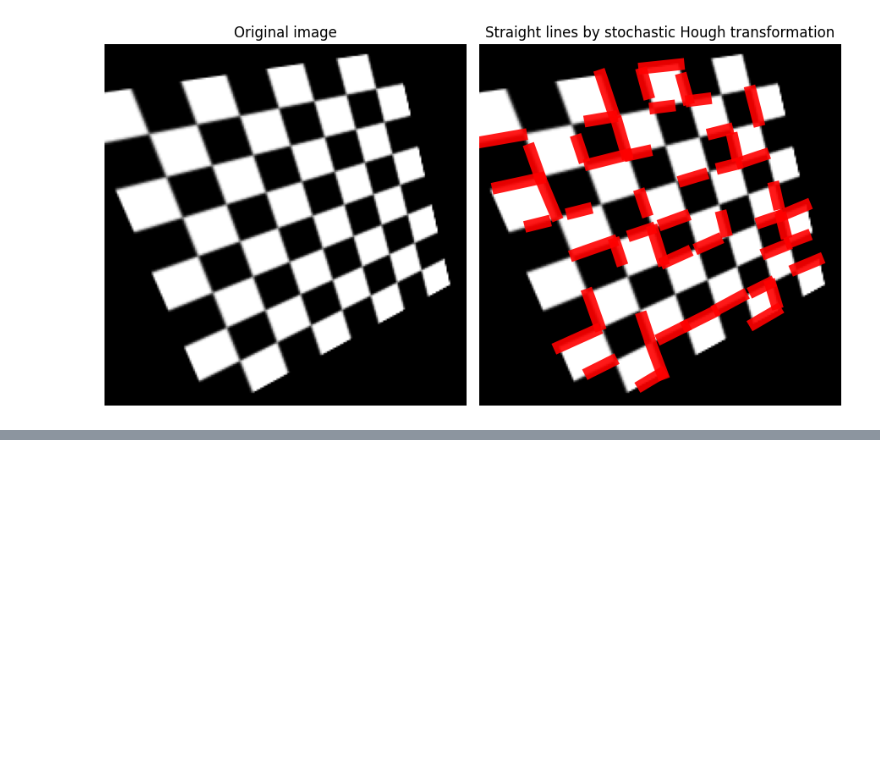
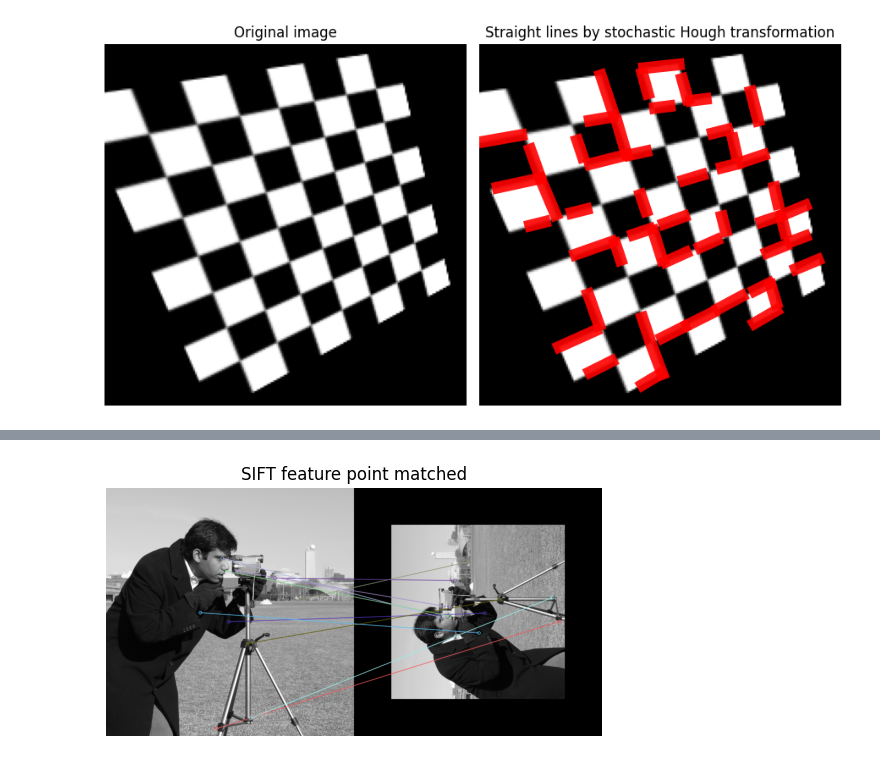
Before and after one commit to zave7/computer-vision, a Jupyter notebook: opencv/feature-extraction.ipynb, the cells around one changed output, grey strips where cells are left out. Saved outputs shown, nothing was run; the diff lists cells and outputs as text; code cells hidden in the pictures; blank space fills up the shorter version.

```diff
--- a/opencv/feature-extraction.ipynb
+++ b/opencv/feature-extraction.ipynb
@@ -187,0 +297,7 @@ plt.show()
+# %%
+plt.imshow(image_match)
+plt.title("SIFT feature point matched")
+plt.axis("off")
+plt.show()
+# %% [output]
+[figure, added]
```
Also changed, not shown: parts of 7 cells of this notebook.
